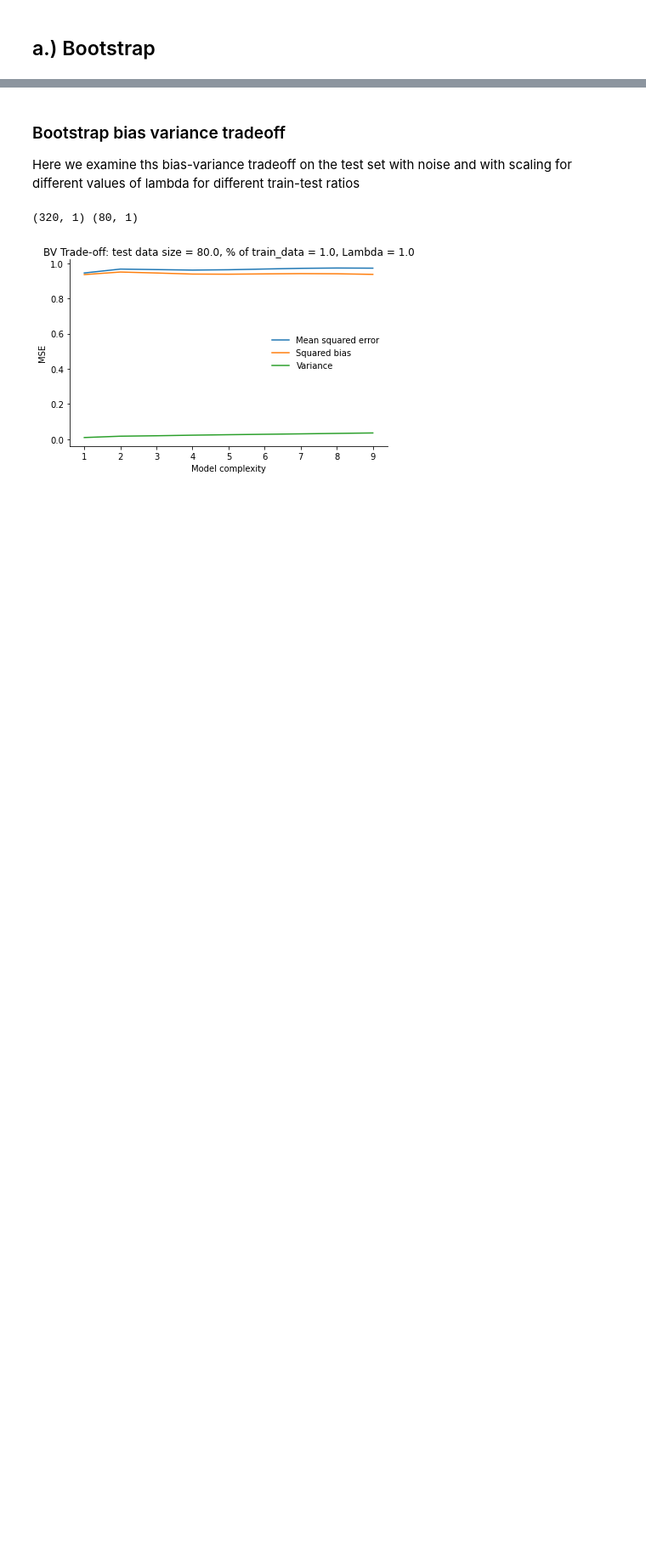
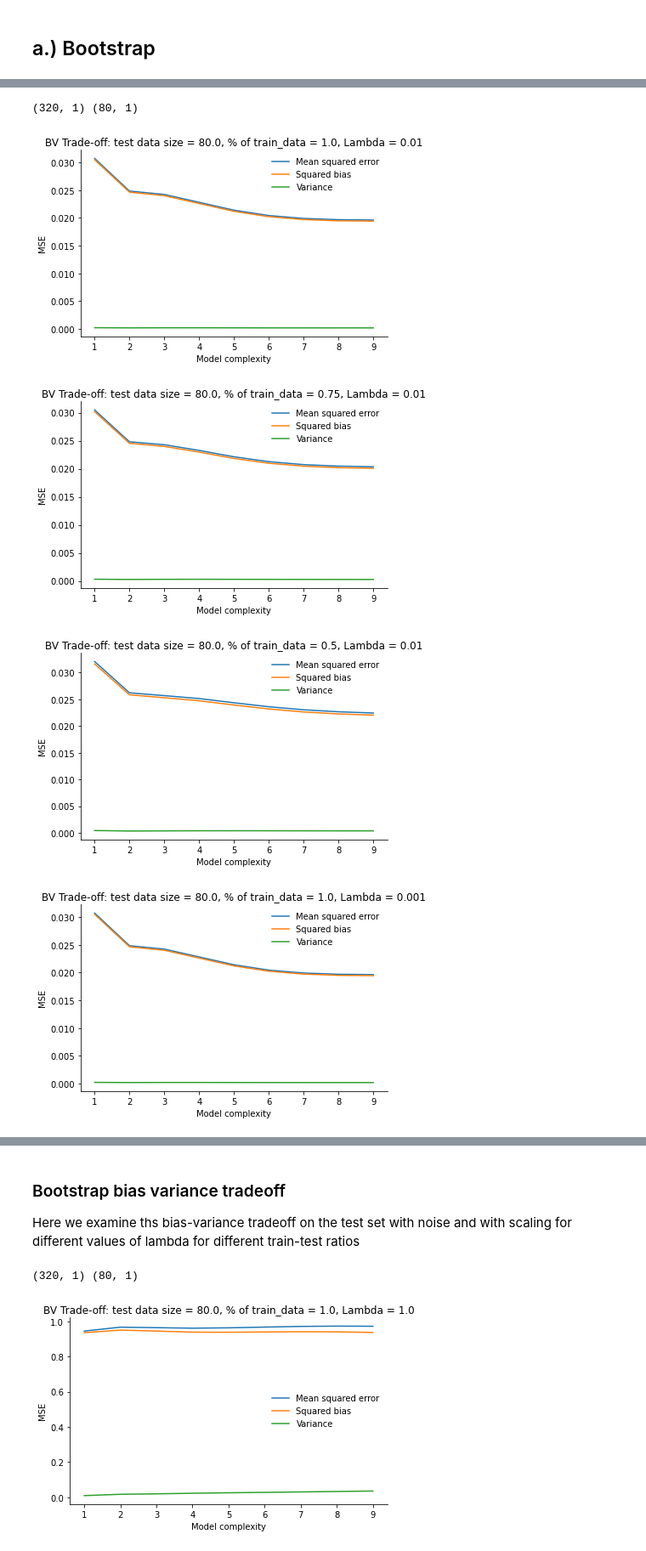
Before and after one commit to frederikrogge/compsci-project, a Jupyter notebook: Notebooks/task_d.ipynb, the cells around one changed output, grey strips where cells are left out. Shown: that part at 85% size. Saved outputs shown, nothing was run; the diff lists cells and outputs as text; code cells hidden in the pictures; blank space fills up the shorter version.

```diff
--- a/Notebooks/task_d.ipynb
+++ b/Notebooks/task_d.ipynb
@@ -153,0 +157,37 @@ def bootstrap(X_train, y_train, x_test, y_test,
+# %%
+add_noise= False
+degree_of_polynomial=10
+if add_noise :
+    np.random.seed(1)
+    labels_n = labels +  np.random.normal(0 , 1, labels.shape )
+else :
+    labels_n = labels
+
+
+# Hold out some test data that is never used in training.
+X_train, x_test, y_train, y_test = train_test_split(features, labels_n,
+                                                    test_size=0.2, random_state = 2021)
+
+
+print(y_train.shape, y_test.shape)
+
+for lbd in [ 1e-2, 1e-3 ]:
+
+    #define the input argumets for the solver
+    solver_args ={ 'fit_intercept': True , 'alpha': lbd}
+
+    for dat in [1.0, 0.75, 0.5]:
+        e,b,v = bootstrap(X_train=X_train, y_train=y_train, x_test=x_test, y_test=y_test,
+                      percentage_of_train_data= dat, degree_of_polynomial=degree_of_polynomial,
+                      scaling=False,
+                      number_of_bootstraps=5000,solver=RidgeRegression, **solver_args)
+
+        polynomial = np.arange(1, degree_of_polynomial)
+        title = 'BV Trade-off: test data size = '+str(np.round(0.2*len(labels), 2))+', % of train_data = '+ str(dat)+', Lambda = '+str(lbd)
+        plot_metric(y=[e,b,v], x= polynomial, show= True, title=title , name='d_bv_without_noise_without_scaling_'+ str(dat)+'Lambda-'+str(lbd)+'.png', x_label='Model complexity', y_label='MSE',  save=True, legend = ['Mean squared error','Squared bias','Variance'])
+# %% [output]
+(320, 1) (80, 1)
+[figure, added]
+[figure, added]
+[figure, added]
+[figure, added]
```
Also changed, not shown: parts of 2 cells of this notebook, 23 other files.
